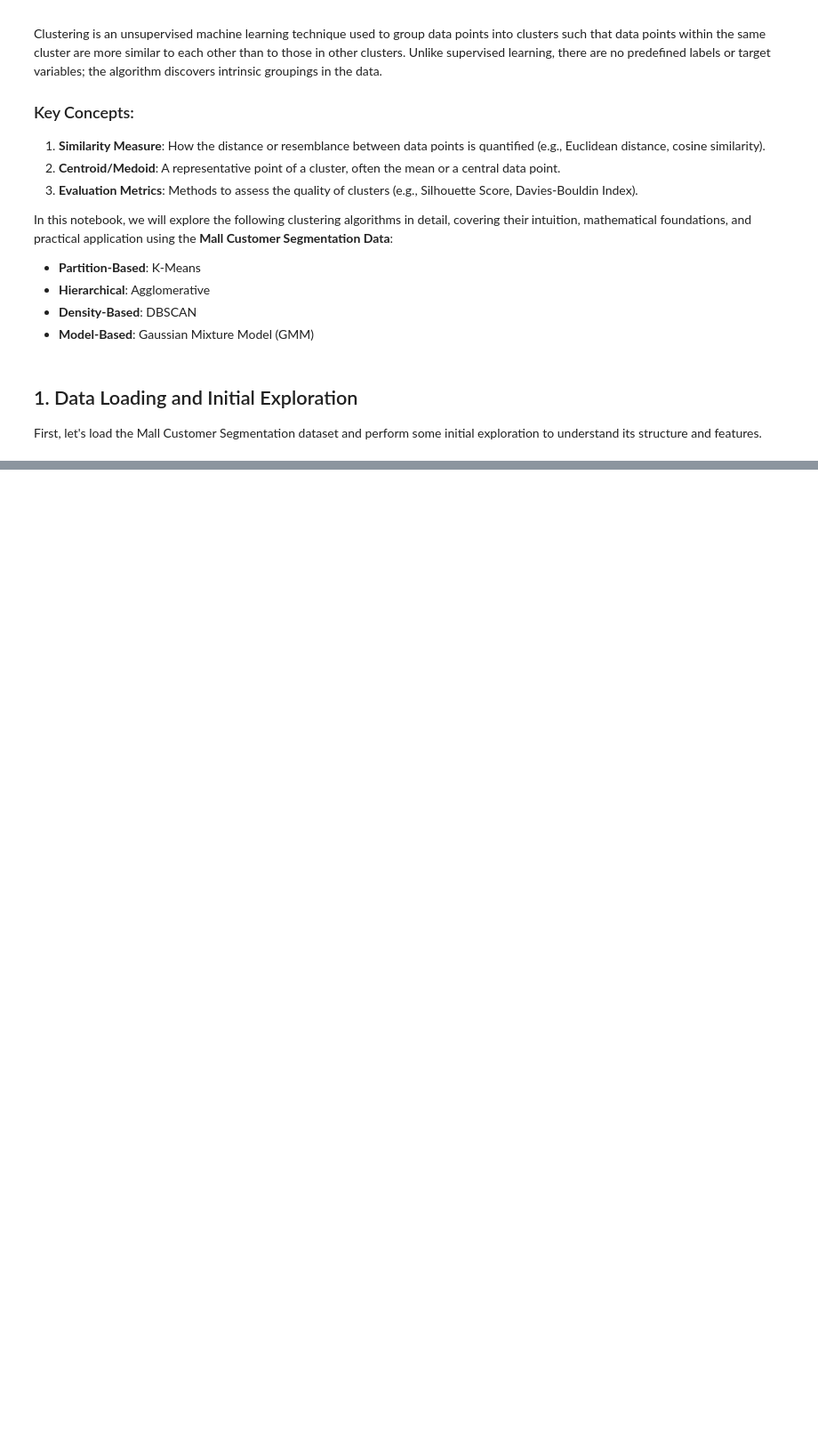
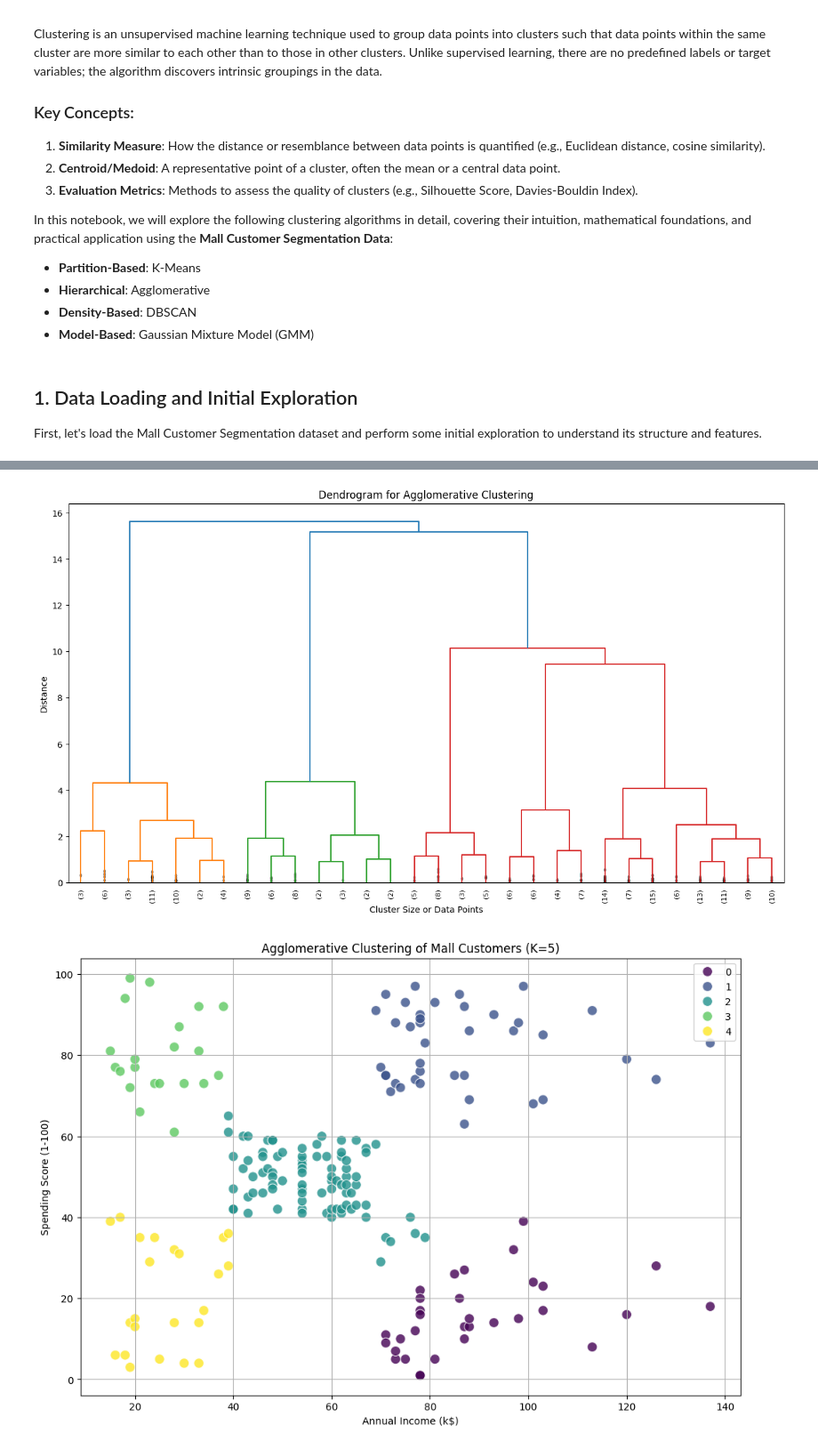
Before and after one commit to rsys-adsingh/Machine-Learning, a Jupyter notebook: study/Clustering/Clustering_Mall.ipynb, the cells around one changed output, grey strips where cells are left out. Shown at 89% size. Drawn from its saved outputs; the diff is of its cells as text; code cells hidden in the pictures; blank space fills up the shorter version.

```diff
--- a/study/Clustering/Clustering_Mall.ipynb
+++ b/study/Clustering/Clustering_Mall.ipynb
@@ -42,0 +289,42 @@ FileNotFoundError: [Errno 2] No such file or directory: 'Mall_Customers.csv'
+# %%
+from scipy.cluster.hierarchy import dendrogram, linkage, fcluster
+from sklearn.cluster import AgglomerativeClustering
+
+# Generate the linkage matrix
+Z = linkage(X_2d, method='ward')
+
+# Plot the dendrogram
+plt.figure(figsize=(15, 8))
+dendrogram(
+    Z,
+    truncate_mode='lastp',  # show only the last p merged clusters
+    p=30,                   # show only the last 30 merged clusters
+    leaf_rotation=90.,
+    leaf_font_size=8.,
+    show_contracted=True,   # to get a cleaner plot
+)
+plt.title('Dendrogram for Agglomerative Clustering')
+plt.xlabel('Cluster Size or Data Points')
+plt.ylabel('Distance')
+plt.show()
+
+# From the dendrogram, we can observe distinct clusters. Let's choose 5 clusters as before.
+n_clusters_agg = 5
+
+# Apply Agglomerative Clustering
+# Removed affinity='euclidean' as it's not a valid parameter when linkage='ward'
+agg_clustering = AgglomerativeClustering(n_clusters=n_clusters_agg, linkage='ward')
+df_encoded['Agglomerative_Cluster'] = agg_clustering.fit_predict(X_2d)
+
+# Visualize the clusters
+plt.figure(figsize=(12, 8))
+sns.scatterplot(x='Annual Income (k$)', y='Spending Score (1-100)', hue='Agglomerative_Cluster', data=df_encoded, palette='viridis', s=100, alpha=0.8)
+plt.title(f'Agglomerative Clustering of Mall Customers (K={n_clusters_agg})')
+plt.xlabel('Annual Income (k$)')
+plt.ylabel('Spending Score (1-100)')
+plt.legend()
+plt.grid(True)
+plt.show()
+# %% [output]
+[figure, added]
+[figure, added]
```
Also changed, not shown: parts of 27 cells of this notebook.
